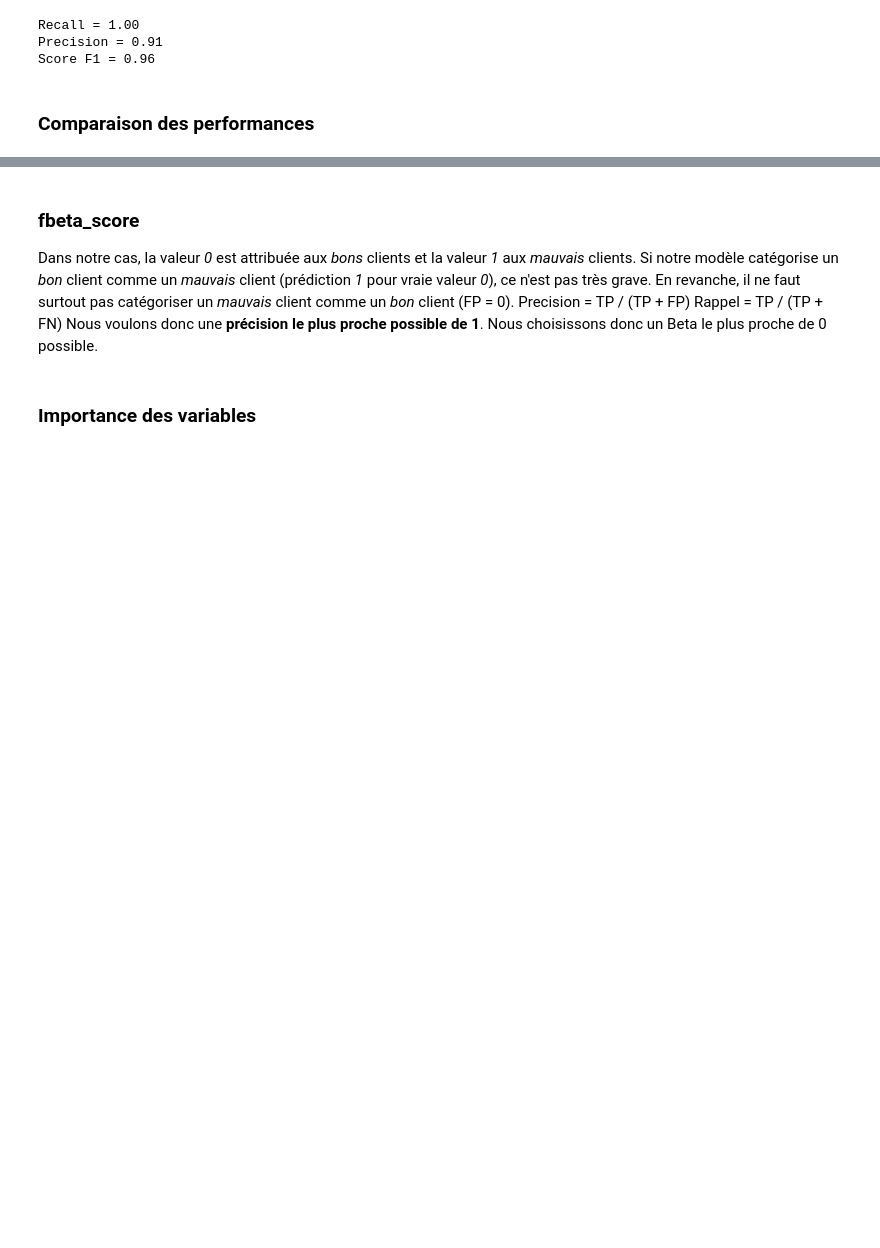
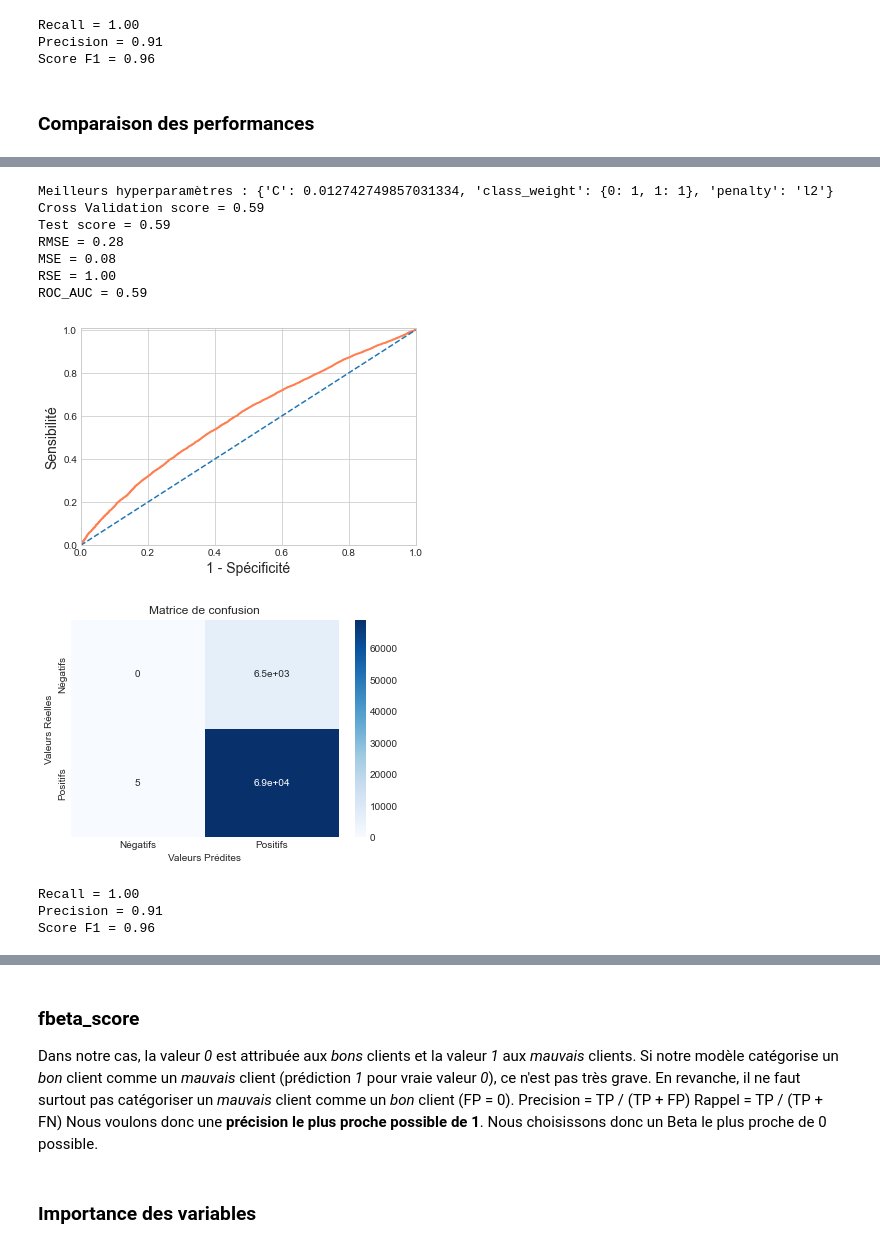
Before and after one commit to charlottemllt/Implementation-d-un-modele-de-scoring, a Jupyter notebook: Dossier Code/P7_02_NotebookModelisation.ipynb, the cells around one changed output, grey strips where cells are left out. Drawn from its saved outputs; the diff is of its cells as text; code cells hidden in the pictures; blank space fills up the shorter version.

```diff
--- a/Dossier Code/P7_02_NotebookModelisation.ipynb
+++ b/Dossier Code/P7_02_NotebookModelisation.ipynb
@@ -475,0 +551,28 @@ df_score.head()
+# %%
+Logistic_SMOTE = GridSearchCV(LogisticRegression(random_state=0),
+                              param_grid=param_Logistic,
+                              cv=cv_strat,
+                              scoring='roc_auc',
+                              verbose=3)
+
+Logistic_SMOTE.fit(X_SMOTE, y_SMOTE)
+# Logistic_SMOTE = joblib.load('Logistic_SMOTE.joblib')
+
+prediction_Logistic_SMOTE = Logistic_SMOTE.predict_proba(X_test_preprocessed)
+# %%
+print('Meilleurs hyperparamètres : ' + str(Logistic_SMOTE.best_params_))
+
+perf_Logistic_SMOTE = Performances(Logistic_SMOTE, X_test_preprocessed, y_test, prediction_Logistic_SMOTE[:, 1])
+# %% [output]
+Meilleurs hyperparamètres : {'C': 0.012742749857031334, 'class_weight': {0: 1, 1: 1}, 'penalty': 'l2'}
+Cross Validation score = 0.59
+Test score = 0.59
+RMSE = 0.28
+MSE = 0.08
+RSE = 1.00
+ROC_AUC = 0.59
+[figure, added]
+[figure, added]
+Recall = 1.00
+Precision = 0.91
+Score F1 = 0.96
```
Also changed, not shown: parts of 68 cells of this notebook.
